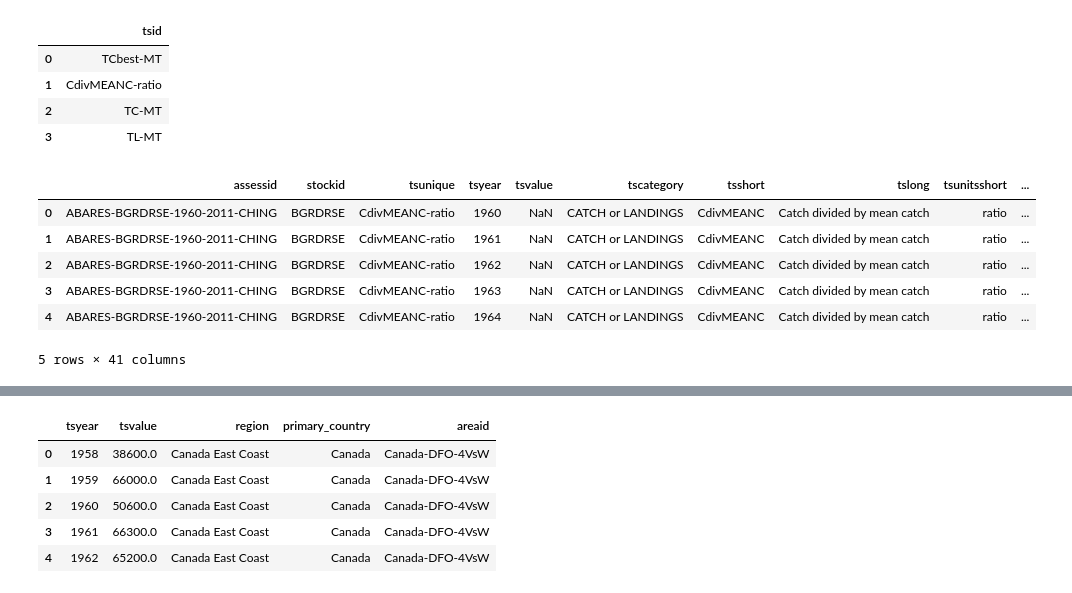
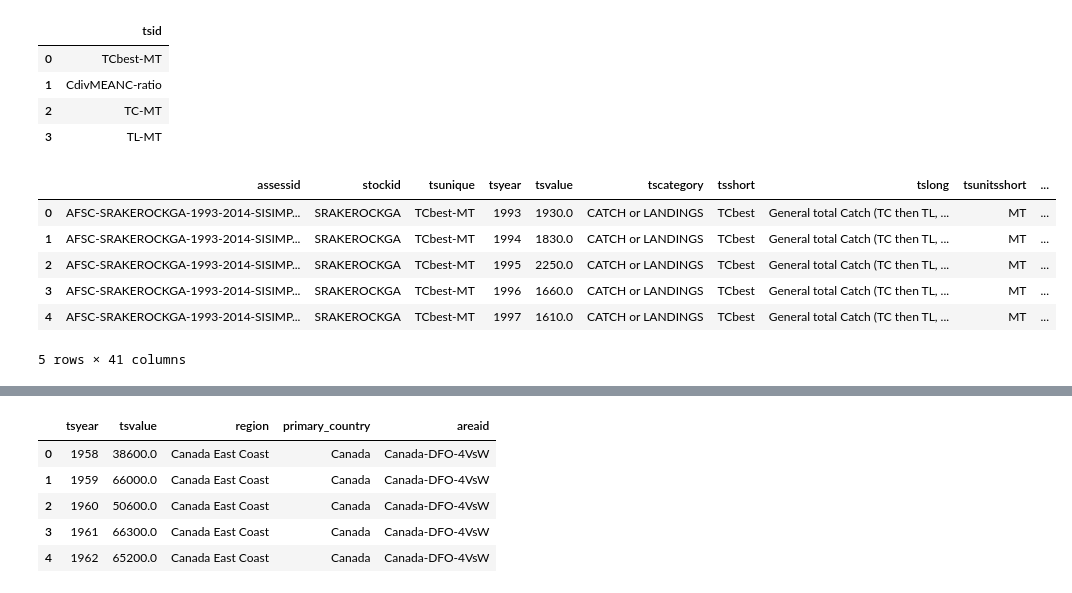
Before and after one commit to espm-288/fish-gabe-pooneh-fish, a Jupyter notebook: notebook.ipynb, the cells around one changed output, grey strips where cells are left out. Drawn from its saved outputs; the diff is of its cells as text; code cells hidden in the pictures.

```diff
--- a/notebook.ipynb
+++ b/notebook.ipynb
@@ -71,20 +71,22 @@ time_series.filter(_.stockid== 'COD1ABCDE').select(_.tsid).distinct().execute()
 # %%
 fish= (time_series
     .drop(_.stocklong)
     .rename(tsunique="tsid")
     .join(tsmetrics, "tsunique")
     .join(stock, "stockid")
     .join(assessment, "assessid")
+    .filter(_.tsunique == "TCbest-MT")
+
 )
 
 fish.head().execute()
 # %% [output]
 |  | assessid | stockid | tsunique | tsyear | tsvalue | tscategory | tsshort | tslong | tsunitsshort | ... |
-| 0 | ABARES-BGRDRSE-1960-2011-CHING | BGRDRSE | CdivMEANC-ratio | 1960 | NaN | CATCH or LANDINGS | CdivMEANC | Catch divided by mean catch | ratio | ... |
-| 1 | ABARES-BGRDRSE-1960-2011-CHING | BGRDRSE | CdivMEANC-ratio | 1961 | NaN | CATCH or LANDINGS | CdivMEANC | Catch divided by mean catch | ratio | ... |
-| 2 | ABARES-BGRDRSE-1960-2011-CHING | BGRDRSE | CdivMEANC-ratio | 1962 | NaN | CATCH or LANDINGS | CdivMEANC | Catch divided by mean catch | ratio | ... |
-| 3 | ABARES-BGRDRSE-1960-2011-CHING | BGRDRSE | CdivMEANC-ratio | 1963 | NaN | CATCH or LANDINGS | CdivMEANC | Catch divided by mean catch | ratio | ... |
-| 4 | ABARES-BGRDRSE-1960-2011-CHING | BGRDRSE | CdivMEANC-ratio | 1964 | NaN | CATCH or LANDINGS | CdivMEANC | Catch divided by mean catch | ratio | ... |
+| 0 | AFSC-SRAKEROCKGA-1993-2014-SISIMP... | SRAKEROCKGA | TCbest-MT | 1993 | 1930.0 | CATCH or LANDINGS | TCbest | General total Catch (TC then TL, ... | MT | ... |
+| 1 | AFSC-SRAKEROCKGA-1993-2014-SISIMP... | SRAKEROCKGA | TCbest-MT | 1994 | 1830.0 | CATCH or LANDINGS | TCbest | General total Catch (TC then TL, ... | MT | ... |
+| 2 | AFSC-SRAKEROCKGA-1993-2014-SISIMP... | SRAKEROCKGA | TCbest-MT | 1995 | 2250.0 | CATCH or LANDINGS | TCbest | General total Catch (TC then TL, ... | MT | ... |
+| 3 | AFSC-SRAKEROCKGA-1993-2014-SISIMP... | SRAKEROCKGA | TCbest-MT | 1996 | 1660.0 | CATCH or LANDINGS | TCbest | General total Catch (TC then TL, ... | MT | ... |
+| 4 | AFSC-SRAKEROCKGA-1993-2014-SISIMP... | SRAKEROCKGA | TCbest-MT | 1997 | 1610.0 | CATCH or LANDINGS | TCbest | General total Catch (TC then TL, ... | MT | ... |
 5 rows × 41 columns
 # %%
 
```
Also changed, not shown: parts of 10 cells of this notebook.
